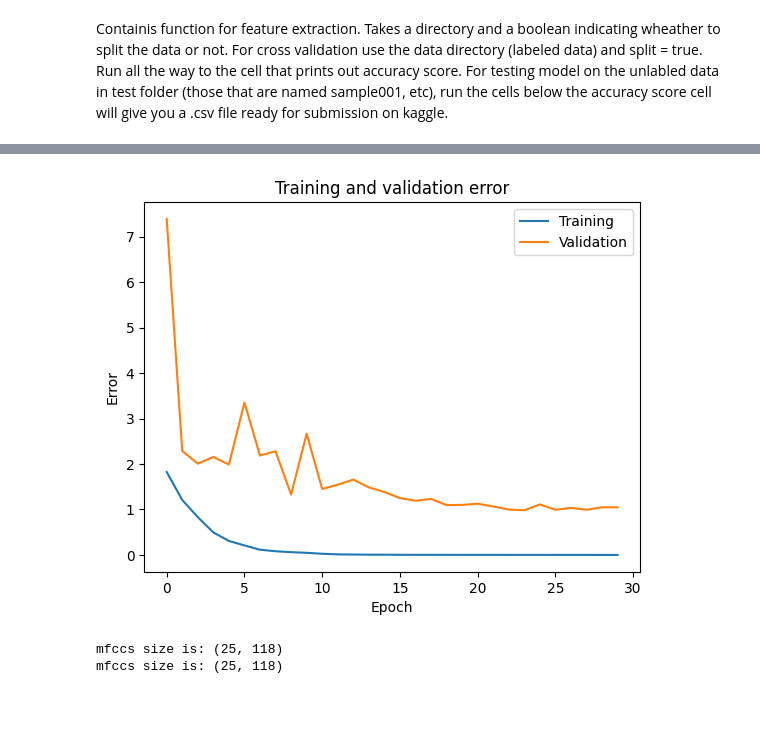
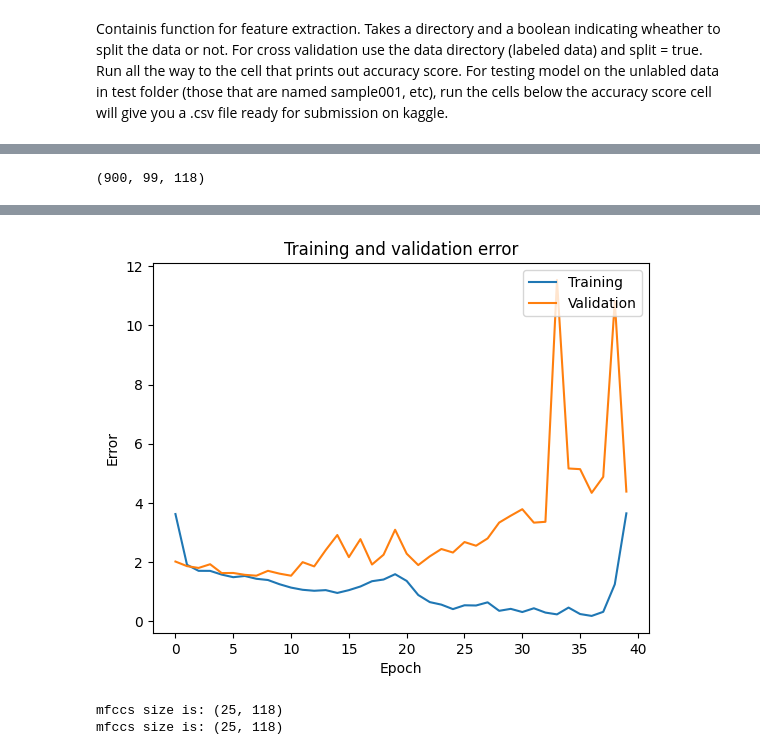
Before and after one commit to ZhongqiG/ELEC378-Machine-Learning-Final-Project, a Jupyter notebook: Feature Extraction_Zhongqi.ipynb, the cells around one changed output, grey strips where cells are left out. Cells and saved outputs as stored; diff of their text form; code cells hidden in the pictures; blank space fills up the shorter version.

```diff
--- a/Feature Extraction_Zhongqi.ipynb
+++ b/Feature Extraction_Zhongqi.ipynb
@@ -70,7 +70,7 @@ def FeatureExtraction (dir, split=True):
 
       # feature extraction
 
-      mfccs = librosa.feature.mfcc(y=audio, sr = 22050, n_mfcc = 20)
+      mfccs = librosa.feature.mfcc(y=audio, sr = 22050, n_mfcc = 13)
       delta_mfccs = librosa.feature.delta(mfccs)
       delta2_mfccs = librosa.feature.delta(mfccs, order=2)
 
@@ -79,7 +79,7 @@ def FeatureExtraction (dir, split=True):
       #gfccs = librosa.feature.gfcc(y, sr=sr, n_mfcc=20)
 
       # Concatenate
-      features = np.concatenate([mfccs, delta_mfccs, delta2_mfccs, mel_spec], axis = 0)
+      features = np.concatenate([mfccs, delta_mfccs, delta2_mfccs, mel_spec])
       #features = mfccs
 
       label_map = {'angry': 0, 'calm': 1, 'disgust': 2, 'fearful': 3, 'happy': 4, 'neutral': 5, 'sad': 6, 'surprised': 7}
@@ -115,8 +115,8 @@ def FeatureExtraction (dir, split=True):
   test_data = np.array(test_data)
   test_label = np.array(test_label)
 
-  print("mfccs size is:", np.shape(mfccs))
-  print("mel spectrogram is", np.shape(mel_spec))
+  print("mfccs size is:", np.shape(features))
+
   return train_data, train_label, test_data, test_label
 # %%
 X_train, y_train, X_test, y_test = FeatureExtraction(data_dir, split = True)
@@ -154,11 +153,13 @@ def build_cnn(input_shape, num_classes):
     model.add(tf.keras.layers.BatchNormalization())
     model.add(tf.keras.layers.Activation('relu'))
     model.add(tf.keras.layers.MaxPooling2D(pool_size=(2, 2)))
+    model.add(tf.keras.layers.Dropout(0.1))
 
     model.add(tf.keras.layers.Conv2D(128, (3, 3), padding='valid'))
     model.add(tf.keras.layers.BatchNormalization())
     model.add(tf.keras.layers.Activation('relu'))
     model.add(tf.keras.layers.MaxPooling2D(pool_size=(2, 2)))
+    model.add(tf.keras.layers.Dropout(0.1))
 
     model.add(tf.keras.layers.Conv2D(256, (3, 3), padding='valid'))
     model.add(tf.keras.layers.BatchNormalization())
@@ -167,16 +168,48 @@ def build_cnn(input_shape, num_classes):
 
     # Dense layers
     model.add(tf.keras.layers.Flatten())
-    model.add(tf.keras.layers.Dense(256))
+    model.add(tf.keras.layers.Dense(1024))
     model.add(tf.keras.layers.BatchNormalization())
     model.add(tf.keras.layers.Activation('relu'))
-    model.add(tf.keras.layers.Dropout(0.3))
+    model.add(tf.keras.layers.Dropout(0.5))
 
     model.add(tf.keras.layers.Dense(num_classes))
     model.add(tf.keras.layers.Activation('softmax'))
 
 
     return model
+# %%
+
+num_classes = 8
+def build_cnn(input_shape, num_classes):
+    # Define the input shape
+
+    # Create the model
+    model = tf.keras.Sequential()
+
+    # Add the convolutional layers
+    model.add(tf.keras.layers.Conv2D(120, (11, 11), strides=(4, 4), activation='relu', input_shape=input_shape))
+    model.add(tf.keras.layers.MaxPooling2D((3, 3), strides=(2, 2)))
+    model.add(tf.keras.layers.Conv2D(256, (5, 5), activation='relu'))
+    model.add(tf.keras.layers.Conv2D(384, (3, 3), activation='relu'))
+
+    # Flatten the output of the last convolutional layer
+    model.add(tf.keras.layers.Flatten())
+
+    # Add the fully connected layers
+    model.add(tf.keras.layers.Dense(2048, activation='relu'))
+    model.add(tf.keras.layers.Dropout(0.5))
+    model.add(tf.keras.layers.Dense(2048, activation='relu'))
+    model.add(tf.keras.layers.Dropout(0.5))
+    model.add(tf.keras.layers.Dense(num_classes))
+    model.add(tf.keras.layers.Activation('softmax'))
+
+    # Compile the model
+    return model
+# %%
+np.shape(X_train)
+# %% [output]
+(900, 99, 118)
 # %%
 #num frames is number of wav files
 es = EarlyStopping(monitor='val_loss',
@@ -187,8 +220,9 @@ es = EarlyStopping(monitor='val_loss',
 
 #num frames is number of wav files
 model = build_cnn((X_train.shape[1], X_train.shape[2], 1), num_classes)
+
 model.compile(optimizer='adam', loss='categorical_crossentropy', metrics=['accuracy'])
-history = model.fit(X_train, y_train_ohe, batch_size=32, epochs=30, validation_data=(X_test, y_test_ohe), callbacks=[es])
+history = model.fit(X_train, y_train_ohe, batch_size=32, epochs=40, validation_data=(X_test, y_test_ohe))
 
 
 # plot
@@ -220,4 +254,4 @@ Epoch 30/30
-[figure, old version]
+[figure, new version]
 # %%
 # extract all labeled data
 X_train, y_train, dummy1, dummy2 = FeatureExtraction(data_dir, split = False)
```
Also changed, not shown: parts of 2 cells of this notebook, 1 other file.
